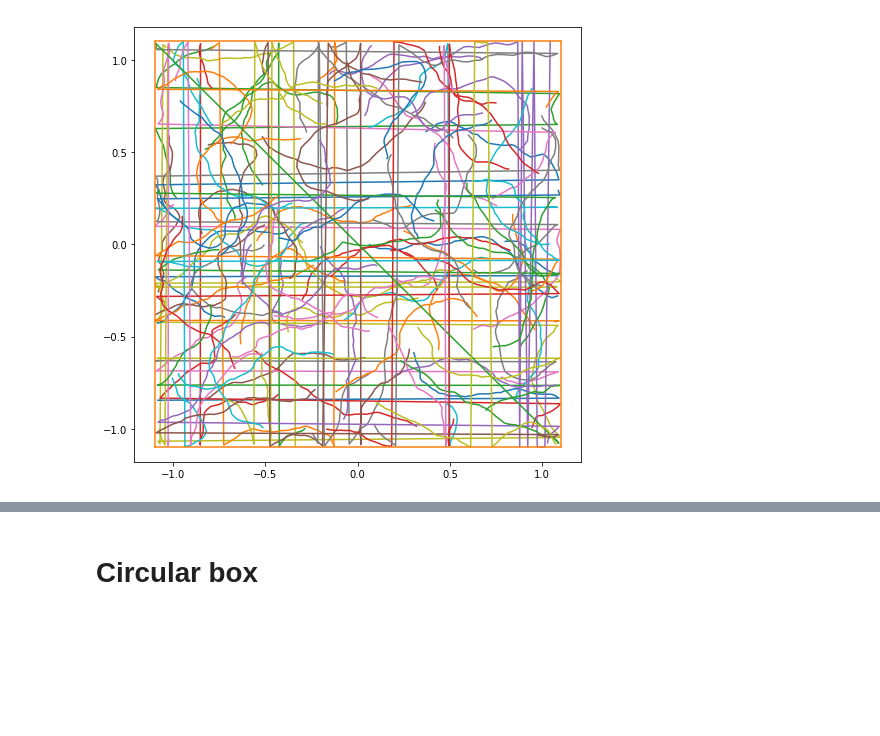
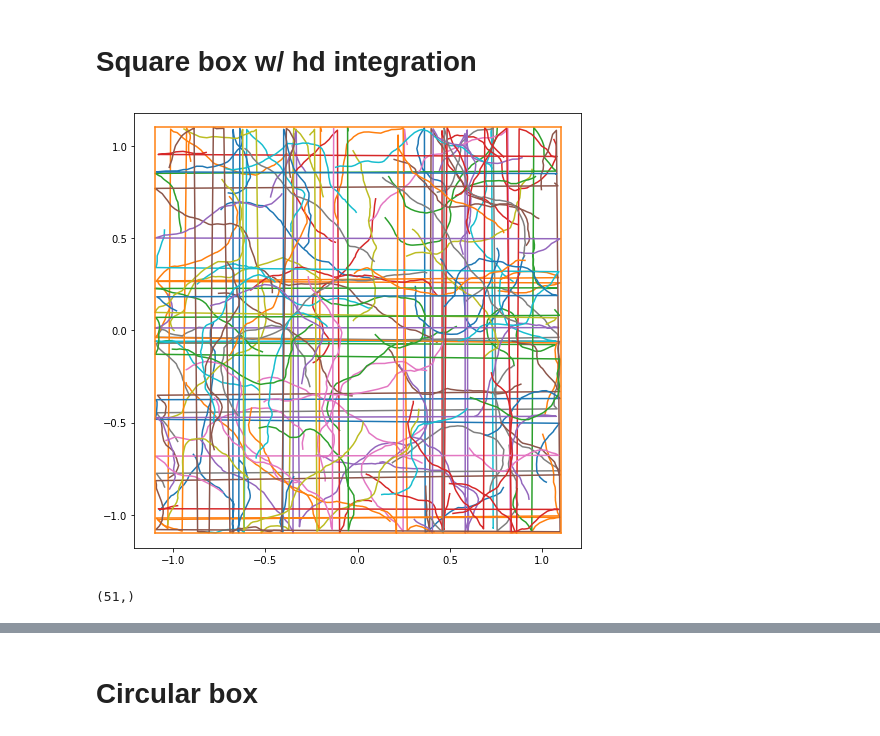
Before and after one commit to ganguli-lab/grid-pattern-formation, a Jupyter notebook: generate_mouse_trajectory.ipynb, the cells around one changed output, grey strips where cells are left out. Drawn from its saved outputs; the diff is of its cells as text; code cells hidden in the pictures; blank space fills up the shorter version.

```diff
--- a/generate_mouse_trajectory.ipynb
+++ b/generate_mouse_trajectory.ipynb
@@ -13,3 +147,5 @@ import h5py
+# %% [markdown]
+# Square box w/ hd integration
 # %%
 def min_dist_angle(position, direction, box_size):
     #which wall is it close to?
@@ -33,8 +169,6 @@ turn_angle = 0
 mu = 0
 sigma = 5.76 * 2  # stdev rotation velocity (rads/sec)
 b = 0.13 * 2 * np.pi # forward velocity rayleigh dist scale (m/sec)
-# %%
-samples=51
 # %%
 # random velocity samples
 def generate_trajectory():
@@ -44,11 +178,6 @@ def generate_trajectory():
     head_dir = np.zeros(samples+1)
     turning = np.zeros(samples+1, dtype='bool')
 
-    # For generating circular trajectory
-#     init_rad = np.random.uniform(0, 1.1)
-#     init_ang = np.random.uniform(0, 2*np.pi)
-#     position[0] = init_rad * np.asarray([np.cos(init_ang), np.sin(init_ang)])
-
     position[0] = np.random.uniform(-box_size, box_size, 2)
     head_dir[0] = np.random.uniform(0,2*np.pi)
     ego_v = np.zeros(samples+1)
@@ -57,55 +186,49 @@ def generate_trajectory():
     random_turn = np.random.normal(mu, sigma, samples+1)
     random_vel = np.random.rayleigh(b, samples+1)
 
-    # stop at random times for 10 iters
-#     stop_idx = np.random.randint(samples)
-#     random_vel[stop_idx:stop_idx+5] = 0
-
     for i in range(1,samples+1):
-        #If in border region, turn and slow down
-#         d_wall, a_wall = min_dist_angle(position[i-1], head_dir[i-1] % (2*np.pi), box_size)
-#         if d_wall < border_region and np.abs(a_wall) < np.pi/2:
-#             turning[i-1] = 1
-#             turn_angle = np.sign(a_wall)* (np.pi/2 - np.abs(a_wall)) + dt*random_turn[i]
-#             v = 0.25*v
-#         else:
         v = random_vel[i]
         turn_angle = dt*random_turn[i]
         #Take a step
         ego_v[i-1] = v*dt
         position[i] = position[i-1] + ego_v[i-1]*np.asarray([np.cos(head_dir[i-1]), np.sin(head_dir[i-1])])
-        position[i] = np.mod(position[i] + 1.1, 2.2) - 1.1  # for periodic boundaries
+        position[i] = np.mod(position[i] + box_size, 2*box_size) - box_size  # for periodic boundaries
 
         #Rotate head direction
         head_dir[i] = (head_dir[i-1] + turn_angle)
+
+    x0 = position[0,0]
+    y0 = position[0,0]
+    target_x = position[1:,0]
+    target_y = position[1:,1]
+    dx = position[1:,0] - position[:-1,0]
+    dy = position[1:,1] - position[:-1,1]
+
     ang_velocity = np.diff(head_dir)
     theta_x, theta_y = np.cos(ang_velocity), np.sin(ang_velocity)
-    head_dir = (head_dir +np.pi) % (2*np.pi) - np.pi #Constrain head_dir to interval (-pi, pi)
-    return position[:-1,0], position[:-1, 1], head_dir[:-1], ego_v[:-1], theta_x, theta_y, turning[:-1]
+    head_dir = (head_dir+np.pi) % (2*np.pi) - np.pi #Constrain head_dir to interval (-pi, pi)
+
+    return x0, y0, target_x, target_y, head_dir, ego_v, theta_x, theta_y
 # %%
 def plot_sample_trajs(num_traj):
     plt.figure(figsize=(8,8))
     for i in range(num_traj):
-        sample_traj = generate_trajectory()
-        x = sample_traj[0]
-        y = sample_traj[1]
-        turning = sample_traj[-1]
+        x, y, hd, ego_v[:-1], theta_x, theta_y = generate_trajectory()
         plt.plot(x, y)
-        plt.scatter(x[turning], y[turning], c='red')
 
     plt.axis("equal")
 #     t = np.linspace(-np.pi, np.pi, 100)
 #     plt.plot(box_size*np.cos(t), box_size*np.sin(t))
 
     plt.plot(np.linspace(-box_size, box_size, 2),np.ones(2)*-box_size, c='C1')
     plt.plot(np.linspace(-box_size, box_size, 2),np.ones(2)*box_size, c='C1')
     plt.plot(np.ones(2)*-box_size,np.linspace(-box_size, box_size, 2), c='C1')
     plt.plot(np.ones(2)*box_size,np.linspace(-box_size, box_size, 2), c='C1')
 #     plt.xlim([-1.2, 1.2])
     plt.ylim([-1.2, 1.2])
 
 plot_sample_trajs(100)
 # %% [output]
-[figure, old version]
+[figure, new version]
 # %%
 import os
@@ -113,3 +238,7 @@ os.mkdir('data/50_step_periodic')
+# %%
+x.shape
+# %% [output]
+(51,)
 # %%
 # Generate dataset
 def _floats_feature(value):
```
Also changed, not shown: parts of 9 cells of this notebook, 6 other files.
